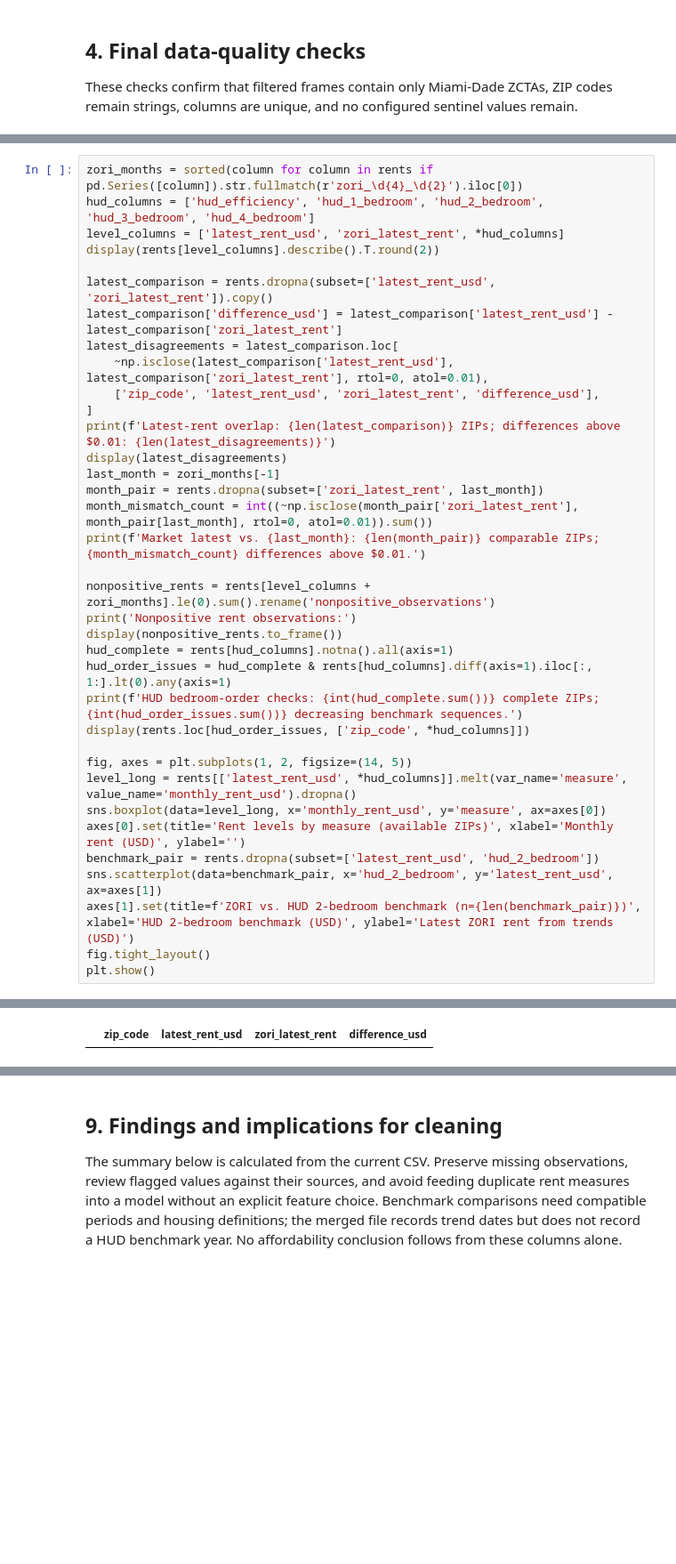
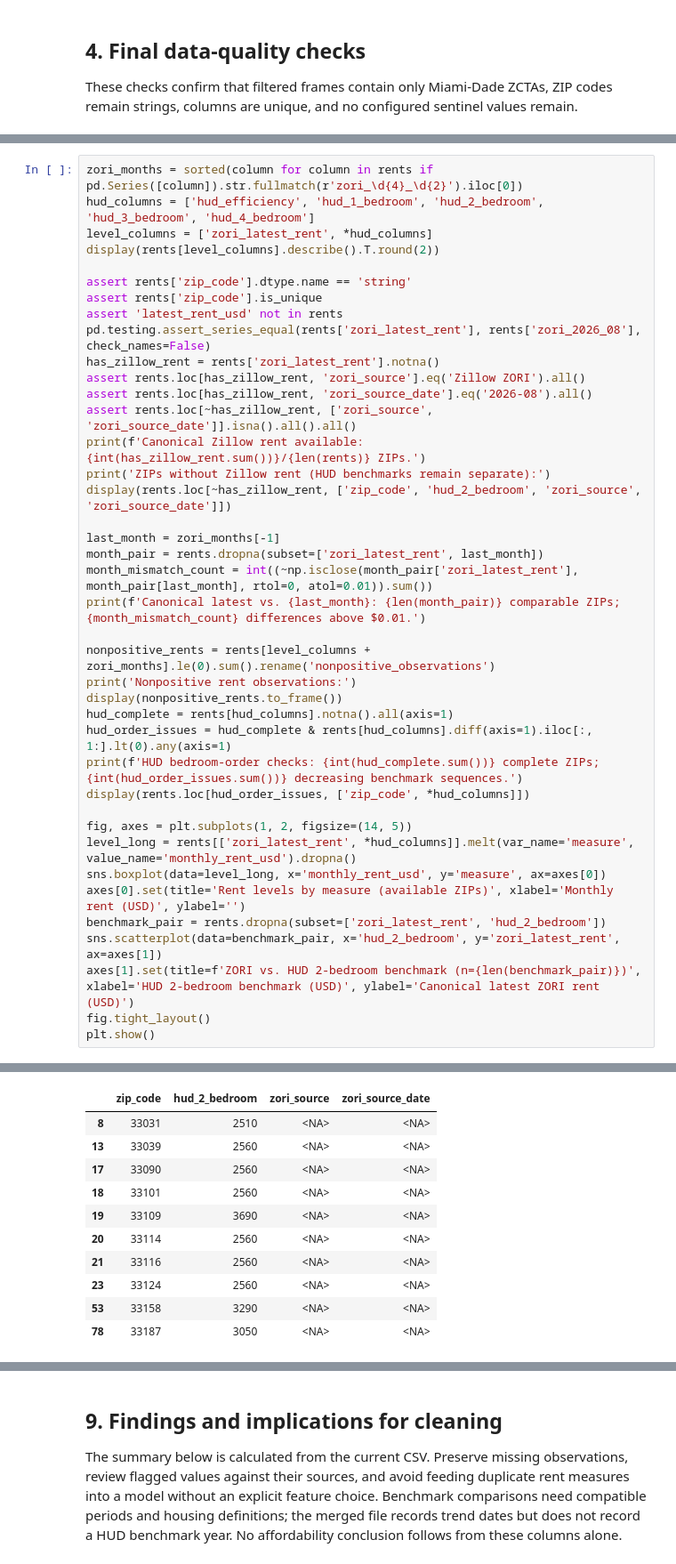
Before and after one commit to Break-Through-Tech/Flow-1B-responsible-ai-prototype-for-personalized-neighborhood-recommendations, a Jupyter notebook: notebooks/cleaning-new-data.ipynb, the cells around one changed output, grey strips where cells are left out. Shown at 89% size. Drawn from its saved outputs; the diff is of its cells as text; blank space fills up the shorter version.

```diff
--- a/notebooks/cleaning-new-data.ipynb
+++ b/notebooks/cleaning-new-data.ipynb
@@ -472,21 +555,25 @@ is descriptive and does not establish affordability or a like-for-like price gap
 # %%
 zori_months = sorted(column for column in rents if pd.Series([column]).str.fullmatch(r'zori_\d{4}_\d{2}').iloc[0])
 hud_columns = ['hud_efficiency', 'hud_1_bedroom', 'hud_2_bedroom', 'hud_3_bedroom', 'hud_4_bedroom']
-level_columns = ['latest_rent_usd', 'zori_latest_rent', *hud_columns]
+level_columns = ['zori_latest_rent', *hud_columns]
 display(rents[level_columns].describe().T.round(2))
 
-latest_comparison = rents.dropna(subset=['latest_rent_usd', 'zori_latest_rent']).copy()
-latest_comparison['difference_usd'] = latest_comparison['latest_rent_usd'] - latest_comparison['zori_latest_rent']
-latest_disagreements = latest_comparison.loc[
-    ~np.isclose(latest_comparison['latest_rent_usd'], latest_comparison['zori_latest_rent'], rtol=0, atol=0.01),
-    ['zip_code', 'latest_rent_usd', 'zori_latest_rent', 'difference_usd'],
-]
-print(f'Latest-rent overlap: {len(latest_comparison)} ZIPs; differences above $0.01: {len(latest_disagreements)}')
-display(latest_disagreements)
+assert rents['zip_code'].dtype.name == 'string'
+assert rents['zip_code'].is_unique
+assert 'latest_rent_usd' not in rents
+pd.testing.assert_series_equal(rents['zori_latest_rent'], rents['zori_2026_08'], check_names=False)
+has_zillow_rent = rents['zori_latest_rent'].notna()
+assert rents.loc[has_zillow_rent, 'zori_source'].eq('Zillow ZORI').all()
+assert rents.loc[has_zillow_rent, 'zori_source_date'].eq('2026-08').all()
+assert rents.loc[~has_zillow_rent, ['zori_source', 'zori_source_date']].isna().all().all()
+print(f'Canonical Zillow rent available: {int(has_zillow_rent.sum())}/{len(rents)} ZIPs.')
+print('ZIPs without Zillow rent (HUD benchmarks remain separate):')
+display(rents.loc[~has_zillow_rent, ['zip_code', 'hud_2_bedroom', 'zori_source', 'zori_source_date']])
+
 last_month = zori_months[-1]
 month_pair = rents.dropna(subset=['zori_latest_rent', last_month])
 month_mismatch_count = int((~np.isclose(month_pair['zori_latest_rent'], month_pair[last_month], rtol=0, atol=0.01)).sum())
-print(f'Market latest vs. {last_month}: {len(month_pair)} comparable ZIPs; {month_mismatch_count} differences above $0.01.')
+print(f'Canonical latest vs. {last_month}: {len(month_pair)} comparable ZIPs; {month_mismatch_count} differences above $0.01.')
 
 nonpositive_rents = rents[level_columns + zori_months].le(0).sum().rename('nonpositive_observations')
 print('Nonpositive rent observations:')
@@ -497,12 +584,12 @@ print(f'HUD bedroom-order checks: {int(hud_complete.sum())} complete ZIPs; {int(
 display(rents.loc[hud_order_issues, ['zip_code', *hud_columns]])
 
 fig, axes = plt.subplots(1, 2, figsize=(14, 5))
-level_long = rents[['latest_rent_usd', *hud_columns]].melt(var_name='measure', value_name='monthly_rent_usd').dropna()
+level_long = rents[['zori_latest_rent', *hud_columns]].melt(var_name='measure', value_name='monthly_rent_usd').dropna()
 sns.boxplot(data=level_long, x='monthly_rent_usd', y='measure', ax=axes[0])
 axes[0].set(title='Rent levels by measure (available ZIPs)', xlabel='Monthly rent (USD)', ylabel='')
-benchmark_pair = rents.dropna(subset=['latest_rent_usd', 'hud_2_bedroom'])
-sns.scatterplot(data=benchmark_pair, x='hud_2_bedroom', y='latest_rent_usd', ax=axes[1])
-axes[1].set(title=f'ZORI vs. HUD 2-bedroom benchmark (n={len(benchmark_pair)})', xlabel='HUD 2-bedroom benchmark (USD)', ylabel='Latest ZORI rent from trends (USD)')
+benchmark_pair = rents.dropna(subset=['zori_latest_rent', 'hud_2_bedroom'])
+sns.scatterplot(data=benchmark_pair, x='hud_2_bedroom', y='zori_latest_rent', ax=axes[1])
+axes[1].set(title=f'ZORI vs. HUD 2-bedroom benchmark (n={len(benchmark_pair)})', xlabel='HUD 2-bedroom benchmark (USD)', ylabel='Canonical latest ZORI rent (USD)')
 fig.tight_layout()
 plt.show()
 # %% [output]
@@ -518 +605,11 @@ Latest-rent overlap: 29 ZIPs; differences above $0.01: 0
-|  | zip_code | latest_rent_usd | zori_latest_rent | difference_usd |
+|  | zip_code | hud_2_bedroom | zori_source | zori_source_date |
+| 8 | 33031 | 2510 | <NA> | <NA> |
+| 13 | 33039 | 2560 | <NA> | <NA> |
+| 17 | 33090 | 2560 | <NA> | <NA> |
+| 18 | 33101 | 2560 | <NA> | <NA> |
+| 19 | 33109 | 3690 | <NA> | <NA> |
+| 20 | 33114 | 2560 | <NA> | <NA> |
+| 21 | 33116 | 2560 | <NA> | <NA> |
+| 23 | 33124 | 2560 | <NA> | <NA> |
+| 53 | 33158 | 3290 | <NA> | <NA> |
+| 78 | 33187 | 3050 | <NA> | <NA> |
```
Also changed, not shown: parts of 32 cells of this notebook, 28 other files.
